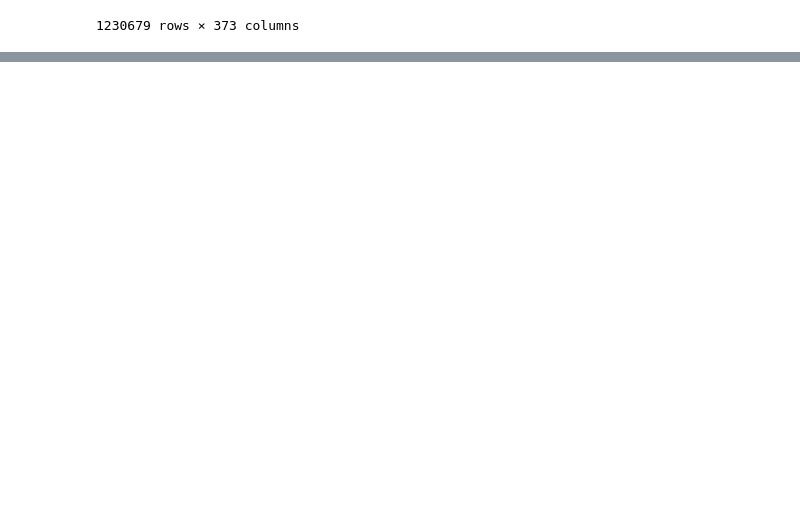
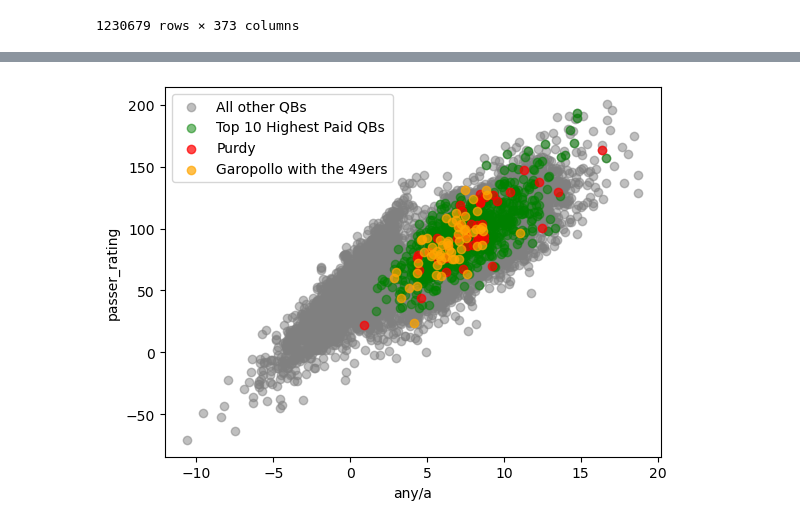
Before and after one commit to alexanderjireland/brock-purdy-mid-course-project, a Jupyter notebook: notebook/EDA_Python.ipynb, the cells around one changed output, grey strips where cells are left out. Cells and saved outputs as stored; diff of their text form; code cells hidden in the pictures; blank space fills up the shorter version.

```diff
--- a/notebook/EDA_Python.ipynb
+++ b/notebook/EDA_Python.ipynb
@@ -78,0 +185,5 @@ qb_game_data.plot(kind='hist', x='qb_epa')
+# %%
+plot_qb_purdy_ten(x_label='any/a', y_label='passer_rating', include_garopollo=True)
+#statistically significant on both ends: any/a and passer_rating
+# %% [output]
+[figure, added]
```
Also changed, not shown: parts of 14 cells of this notebook.
